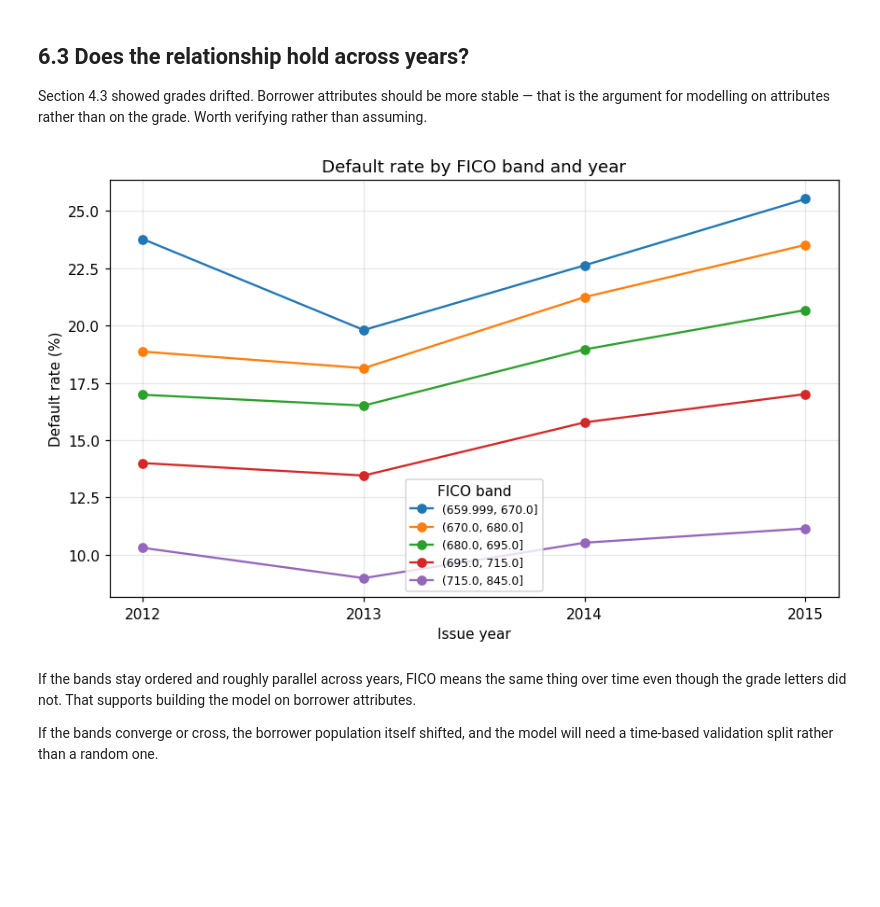
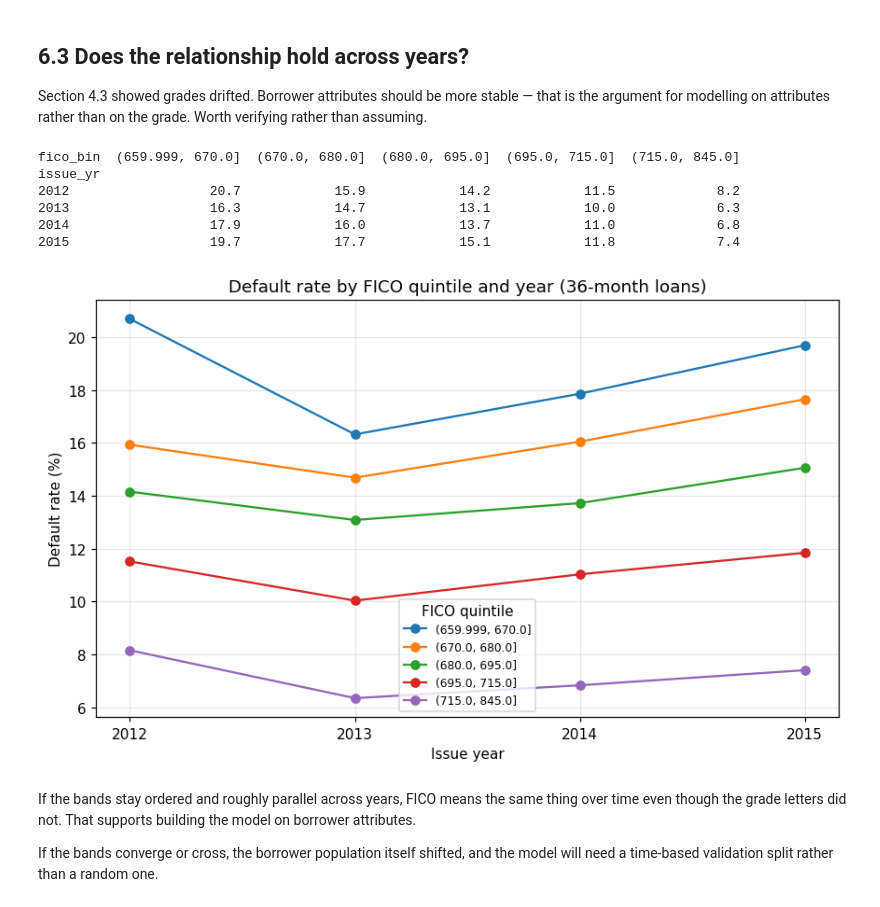
Before and after one commit to Mohitgoyal-analyst/credit-risk-lendingclub, a Jupyter notebook: 01_load_audit_pricing.ipynb, the cells around one changed output. Saved outputs shown, nothing was run; the diff lists cells and outputs as text; code cells hidden in the pictures; blank space fills up the shorter version.

```diff
--- a/01_load_audit_pricing.ipynb
+++ b/01_load_audit_pricing.ipynb
@@ -602,23 +602,30 @@ Things to look for and comment on:
 
 Section 4.3 showed grades drifted. Borrower attributes should be more stable — that is the argument for modelling on attributes rather than on the grade. Worth verifying rather than assuming.
 # %%
-s = df[["fico_range_low", "dti", "issue_yr", "target"]].dropna()
+s = s36[["fico_range_low", "dti", "issue_yr", "target"]].dropna()   # 36-month loans only
 s["fico_bin"] = pd.qcut(s["fico_range_low"], 5, duplicates="drop")
 tab = (s.groupby(["issue_yr", "fico_bin"], observed=True)["target"].mean() * 100).unstack()
+print(tab.round(1).to_string())
 
 fig, ax = plt.subplots(figsize=(8, 5))
 for c in tab.columns:
     ax.plot(tab.index, tab[c], marker="o", label=str(c))
 ax.set_xlabel("Issue year")
 ax.set_ylabel("Default rate (%)")
-ax.set_title("Default rate by FICO band and year")
+ax.set_title("Default rate by FICO quintile and year (36-month loans)")
 ax.set_xticks(tab.index)
-ax.legend(title="FICO band", fontsize=8)
+ax.legend(title="FICO quintile", fontsize=8)
 ax.grid(alpha=0.3)
 plt.tight_layout()
 plt.show()
 # %% [output]
+fico_bin  (659.999, 670.0]  (670.0, 680.0]  (680.0, 695.0]  (695.0, 715.0]  (715.0, 845.0]
+issue_yr
+2012                  20.7            15.9            14.2            11.5             8.2
+2013                  16.3            14.7            13.1            10.0             6.3
+2014                  17.9            16.0            13.7            11.0             6.8
+2015                  19.7            17.7            15.1            11.8             7.4
-[figure, old version]
+[figure, new version]
 # %% [markdown]
 If the bands stay ordered and roughly parallel across years, FICO means the same thing over time even though the grade letters did not. That supports building the model on borrower attributes.
 
```
Also changed, not shown: parts of 1 cell of this notebook, 1 other file.
